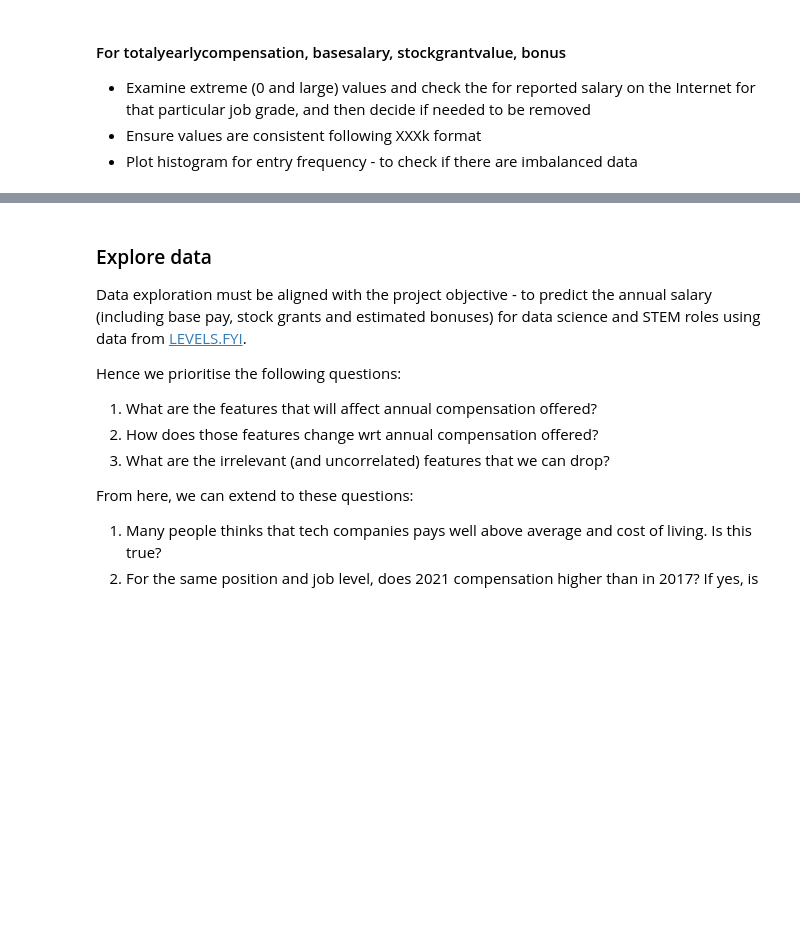
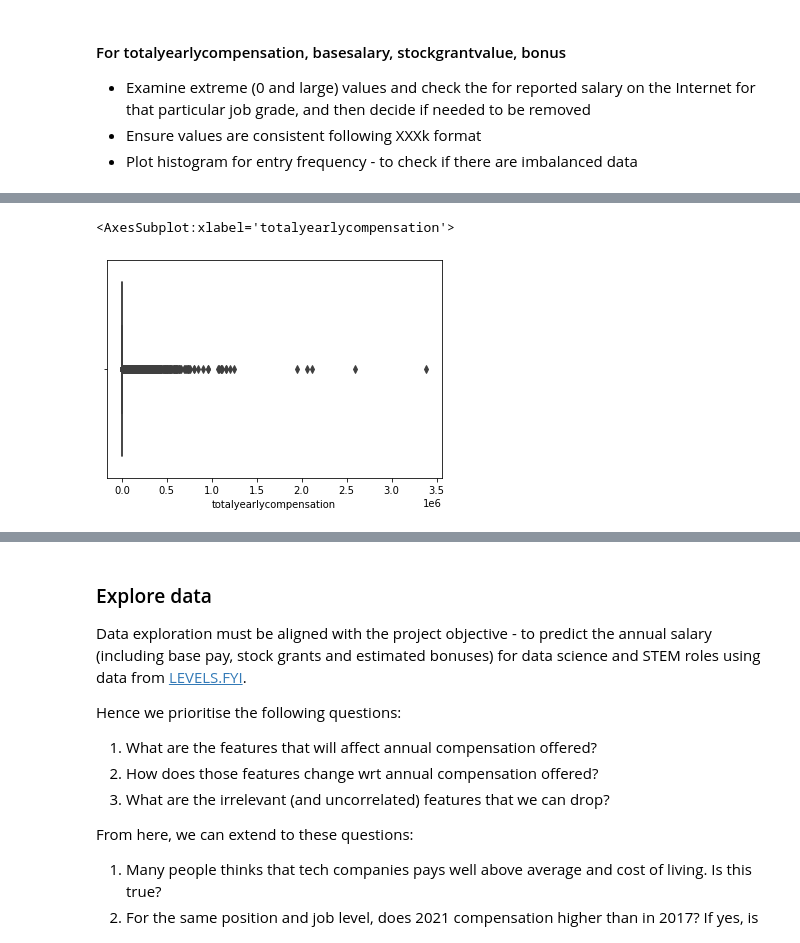
Before and after one commit to yuenherny/um-wqd7003-ds-salary-analysis, a Jupyter notebook: notebook-analysis/master/[Master] DS & STEM Salary Analysis.ipynb, the cells around one changed output, grey strips where cells are left out. Cells and saved outputs as stored; diff of their text form; code cells hidden in the pictures; blank space fills up the shorter version.

```diff
--- a/notebook-analysis/master/[Master] DS & STEM Salary Analysis.ipynb
+++ b/notebook-analysis/master/[Master] DS & STEM Salary Analysis.ipynb
@@ -310,0 +341,3 @@ Shiling to fill in here
+# %%
+df = df[df['yearsofexperience'] <= 80]
+df.describe()
@@ -310,0 +368,4 @@ Shiling to fill in here
+# %%
+#remove submission where total yearly compensation = 0
+df = df[df['totalyearlycompensation'] != 0]
+df['totalyearlycompensation'].describe()
@@ -310,0 +382,6 @@ Shiling to fill in here
+# %%
+import seaborn as sns
+sns.boxplot(x=df['totalyearlycompensation'])
+# %% [output]
+<AxesSubplot:xlabel='totalyearlycompensation'>
+[figure, added]
```
Also changed, not shown: parts of 29 cells of this notebook.
